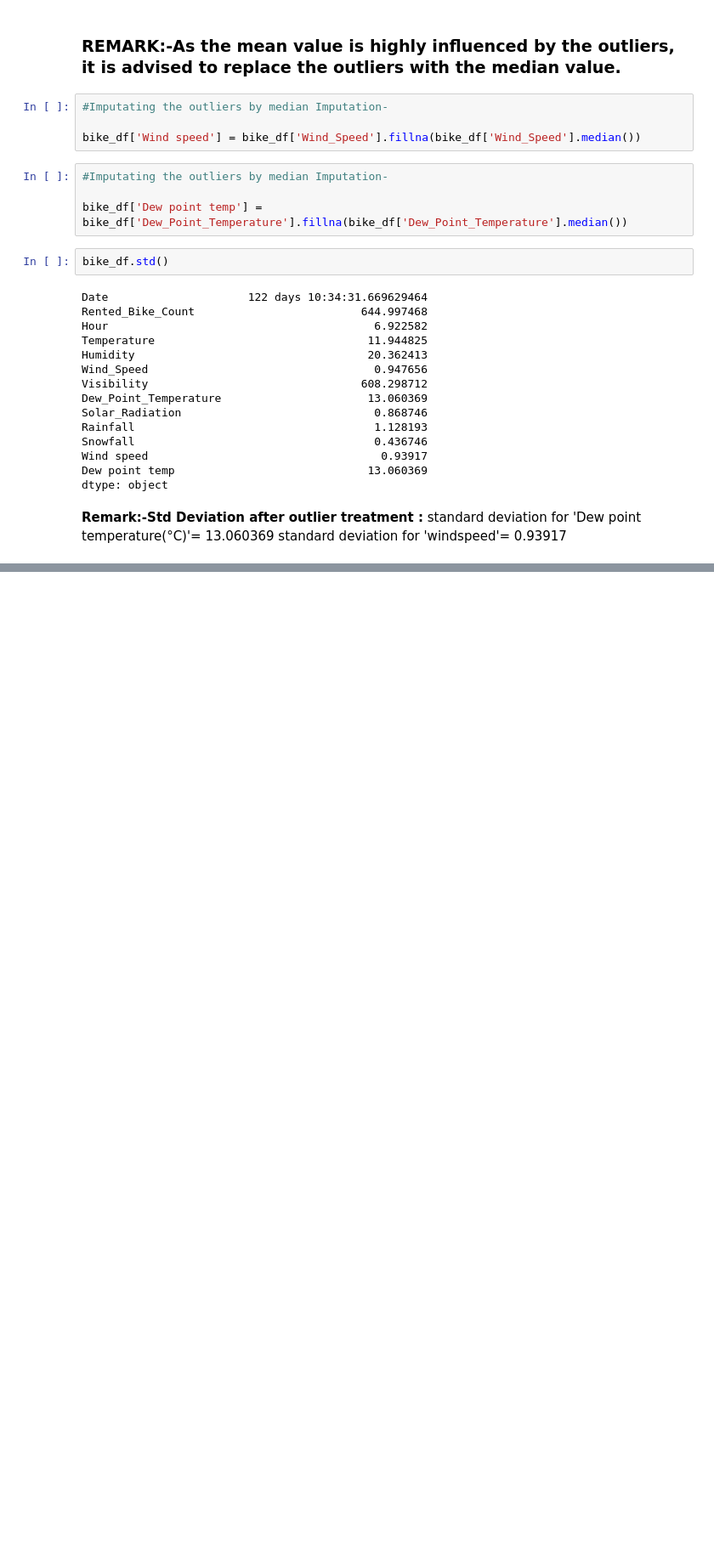
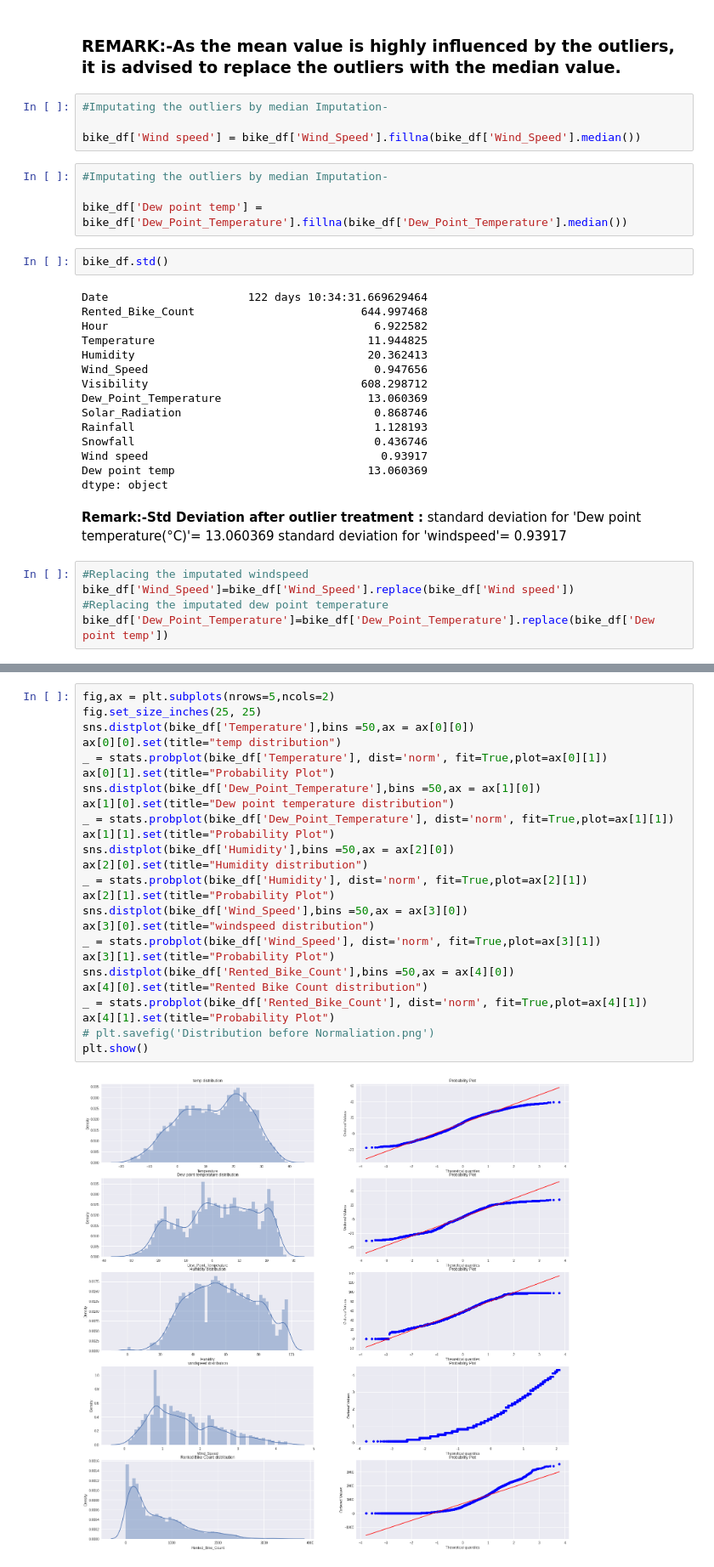
Before and after one commit to Sara19598/Seoul-Bike-Rental-Prediction---ML-Supervised, a Jupyter notebook: Bike_Sharing_Demand_Prediction_Poonam.ipynb, the cells around one changed output, grey strips where cells are left out. Shown at 85% size. Saved outputs shown, nothing was run; the diff lists cells and outputs as text; blank space fills up the shorter version.

```diff
--- a/Bike_Sharing_Demand_Prediction_Poonam.ipynb
+++ b/Bike_Sharing_Demand_Prediction_Poonam.ipynb
@@ -447,3 +447,8 @@ dtype: object
 **Remark:-Std Deviation after outlier treatment :**
 standard deviation for 'Dew point temperature(°C)'= 13.060369
 standard deviation for 'windspeed'= 0.93917
+# %%
+#Replacing the imputated windspeed
+bike_df['Wind_Speed']=bike_df['Wind_Speed'].replace(bike_df['Wind speed'])
+#Replacing the imputated dew point temperature
+bike_df['Dew_Point_Temperature']=bike_df['Dew_Point_Temperature'].replace(bike_df['Dew point temp'])
@@ -449,0 +478,27 @@ standard deviation for 'windspeed'= 0.93917
+# %%
+fig,ax = plt.subplots(nrows=5,ncols=2)
+fig.set_size_inches(25, 25)
+sns.distplot(bike_df['Temperature'],bins =50,ax = ax[0][0])
+ax[0][0].set(title="temp distribution")
+_ = stats.probplot(bike_df['Temperature'], dist='norm', fit=True,plot=ax[0][1])
+ax[0][1].set(title="Probability Plot")
+sns.distplot(bike_df['Dew_Point_Temperature'],bins =50,ax = ax[1][0])
+ax[1][0].set(title="Dew point temperature distribution")
+_ = stats.probplot(bike_df['Dew_Point_Temperature'], dist='norm', fit=True,plot=ax[1][1])
+ax[1][1].set(title="Probability Plot")
+sns.distplot(bike_df['Humidity'],bins =50,ax = ax[2][0])
+ax[2][0].set(title="Humidity distribution")
+_ = stats.probplot(bike_df['Humidity'], dist='norm', fit=True,plot=ax[2][1])
+ax[2][1].set(title="Probability Plot")
+sns.distplot(bike_df['Wind_Speed'],bins =50,ax = ax[3][0])
+ax[3][0].set(title="windspeed distribution")
+_ = stats.probplot(bike_df['Wind_Speed'], dist='norm', fit=True,plot=ax[3][1])
+ax[3][1].set(title="Probability Plot")
+sns.distplot(bike_df['Rented_Bike_Count'],bins =50,ax = ax[4][0])
+ax[4][0].set(title="Rented Bike Count distribution")
+_ = stats.probplot(bike_df['Rented_Bike_Count'], dist='norm', fit=True,plot=ax[4][1])
+ax[4][1].set(title="Probability Plot")
+# plt.savefig('Distribution before Normaliation.png')
+plt.show()
+# %% [output]
+[figure, added]
```
Also changed, not shown: parts of 24 cells of this notebook.
